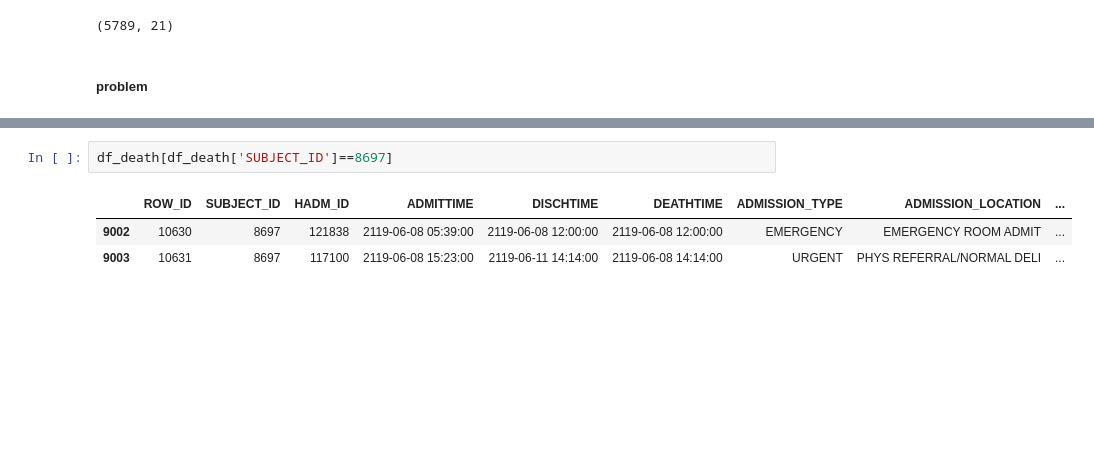
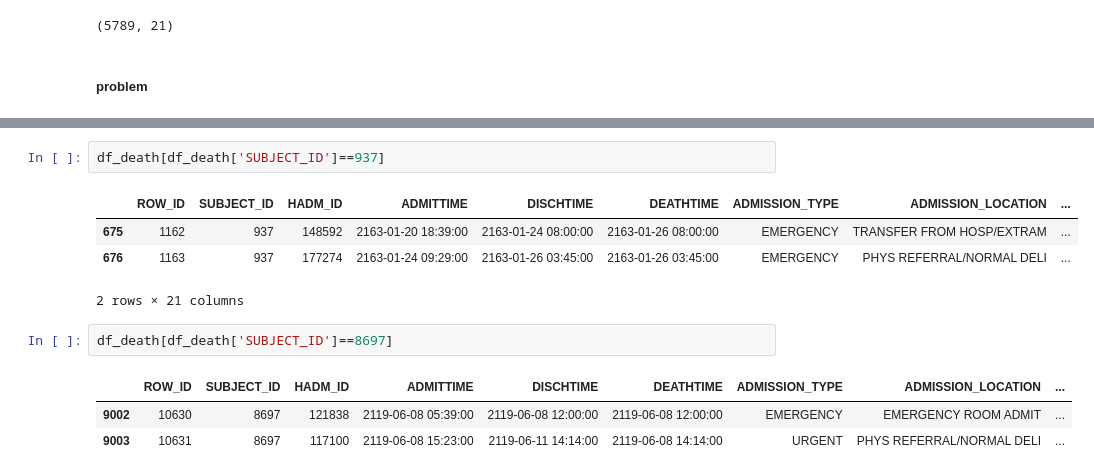
Before and after one commit to xlxulei1005/Project1011_Mortality_Predcition, a Jupyter notebook: Simple_exploration.ipynb, the cells around one changed output, grey strips where cells are left out. Cells and saved outputs as stored; diff of their text form; blank space fills up the shorter version.

```diff
--- a/Data_Simple_Exploration.ipynb
+++ b/Simple_exploration.ipynb
@@ -191,3 +221,10 @@ df_death[df_death['DEATHTIME']!=df_death['DISCHTIME']]
+# %%
+df_death[df_death['SUBJECT_ID']==937]
+# %% [output]
+|  | ROW_ID | SUBJECT_ID | HADM_ID | ADMITTIME | DISCHTIME | DEATHTIME | ADMISSION_TYPE | ADMISSION_LOCATION | ... |
+| 675 | 1162 | 937 | 148592 | 2163-01-20 18:39:00 | 2163-01-24 08:00:00 | 2163-01-26 08:00:00 | EMERGENCY | TRANSFER FROM HOSP/EXTRAM | ... |
+| 676 | 1163 | 937 | 177274 | 2163-01-24 09:29:00 | 2163-01-26 03:45:00 | 2163-01-26 03:45:00 | EMERGENCY | PHYS REFERRAL/NORMAL DELI | ... |
+2 rows × 21 columns
 # %%
 df_death[df_death['SUBJECT_ID']==8697]
 # %% [output]
```
Also changed, not shown: parts of 12 cells of this notebook, 1 other file.
